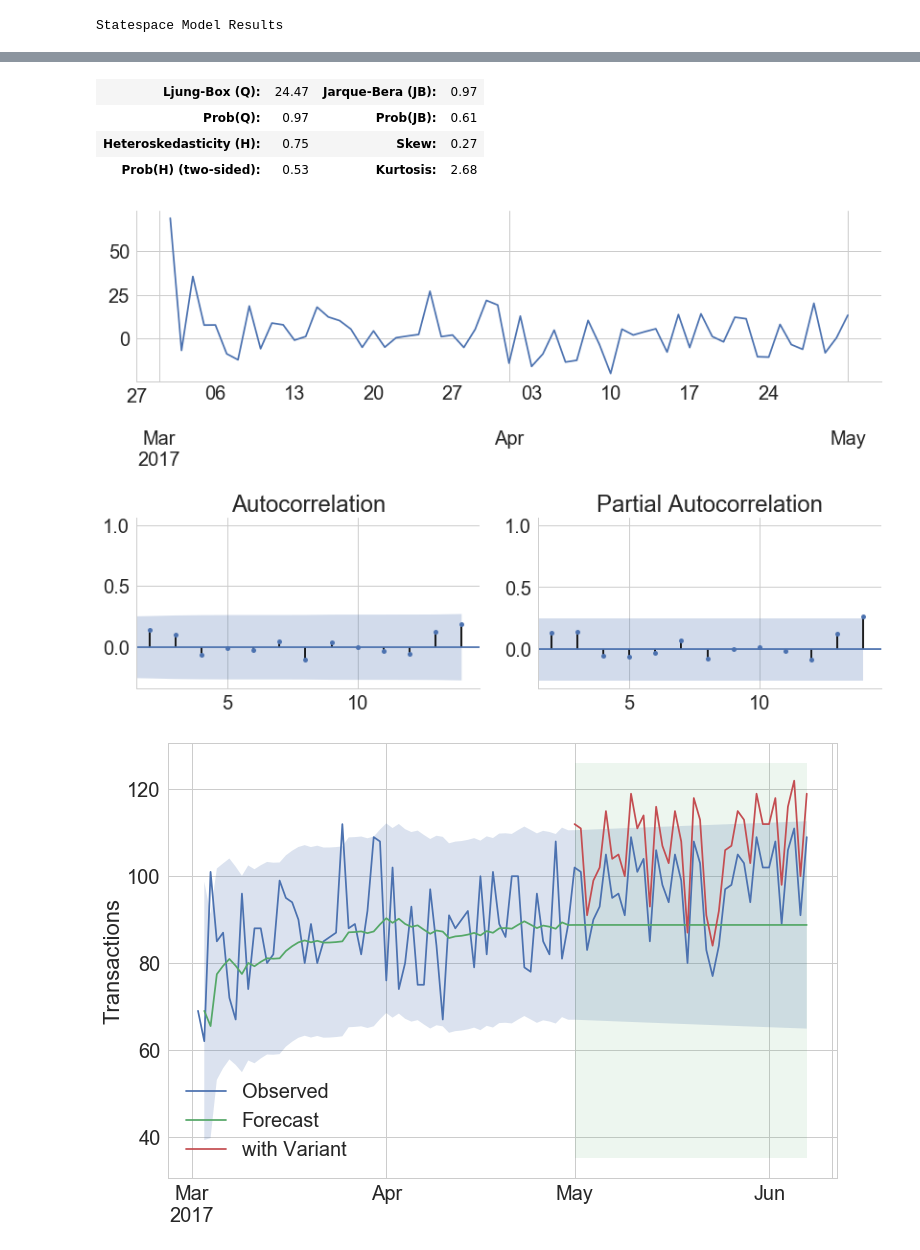
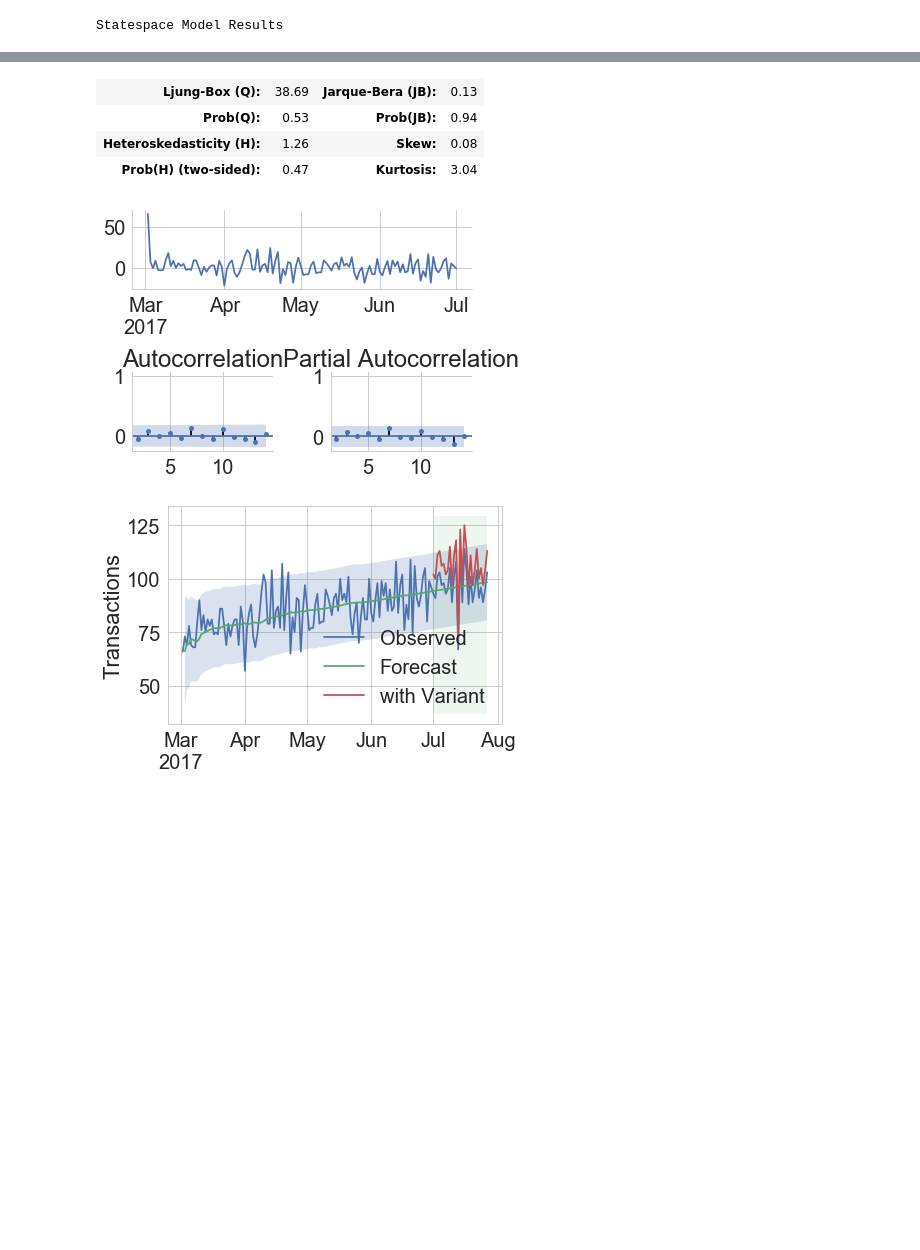
Before and after one commit to drewfustin/talks__time-series-experiments, a Jupyter notebook: Interrupted Time Series.ipynb, the cells around one changed output, grey strips where cells are left out. Drawn from its saved outputs; the diff is of its cells as text; code cells hidden in the pictures; blank space fills up the shorter version.

```diff
--- a/Interrupted Time Series.ipynb
+++ b/Interrupted Time Series.ipynb
@@ -0,0 +1,19 @@
+# %%
+%matplotlib inline
+import numpy as np
+import pandas as pd
+import statsmodels.tsa.api as smt
+from scipy.stats import boxcox, kstest, mstats
+from scipy.special import inv_boxcox
+from utils import poisson_process, plotting
+import matplotlib.pyplot as plt
+import seaborn as sns
+sns.set(style='whitegrid', context='notebook', palette='deep',
+        font_scale=2, rc={'figure.figsize': [12, 8]})
+
+df = poisson_process.nhpp(
+    λ=100, n=15000, t0='2017-03-01', freq='1D',
+    thinning_components=[{'function': poisson_process._trend,
+                          'params': {'percent_increase': 1.0, 'period': 365}}]).to_frame()
+
+plotting.tsplot(df, lags=14)
@@ -1,30 +25,13 @@
 # %%
-%matplotlib inline
-import numpy as np
-import pandas as pd
-import statsmodels.tsa.api as smt
-from scipy.stats import boxcox, kstest, mstats
-from scipy.special import inv_boxcox
-from utils import poisson_process, plotting
-import matplotlib.pyplot as plt
-import seaborn as sns
-sns.set(style='whitegrid', context='notebook', palette='deep',
-        font_scale=2, rc={'figure.figsize': [12, 8]})
-
-df = poisson_process.nhpp(
-    λ=100, n=10000, t0='2017-03-01', freq='1D',
-    thinning_components=[{'function': poisson_process._trend,
-                          'params': {'percent_increase': 1.0, 'period': 365}}]).to_frame()
-
-treatment_start = '2017-05-01'
-effect_size = 0.1
-df.loc[treatment_start:, 'response'] = (
-    np.random.normal(loc=effect_size, scale=0.001, size=len(df[treatment_start:])))
+treatment_start = '2017-07-01'
+effect_size = 0.10
+df.loc[treatment_start:, 'response'] = effect_size
 df['transactions_with_response'] = (df['transactions'] * (1 + df['response'].fillna(0))).astype(int)
 
 mod = smt.SARIMAX(df.loc[:treatment_start, 'transactions'],
                   order=(0, 1, 1),
-                  seasonal_order=(0, 0, 0, 0))
+                  seasonal_order=(0, 0, 0, 0),
+                  trend='c')
 res = mod.fit()
 
 pred = res.get_prediction(start='2017-03-03', end=max(df.index), dynamic=treatment_start)
@@ -58,6 +66,6 @@ Statespace Model Results
-| Ljung-Box (Q): | 24.47 | Jarque-Bera (JB): | 0.97 |
-| Prob(Q): | 0.97 | Prob(JB): | 0.61 |
-| Heteroskedasticity (H): | 0.75 | Skew: | 0.27 |
-| Prob(H) (two-sided): | 0.53 | Kurtosis: | 2.68 |
+| Ljung-Box (Q): | 38.69 | Jarque-Bera (JB): | 0.13 |
+| Prob(Q): | 0.53 | Prob(JB): | 0.94 |
+| Heteroskedasticity (H): | 1.26 | Skew: | 0.08 |
+| Prob(H) (two-sided): | 0.47 | Kurtosis: | 3.04 |
-[figure, old version]
+[figure, new version]
-[figure, old version]
+[figure, new version]
```
Also changed, not shown: parts of 16 cells of this notebook, 9 other files.
